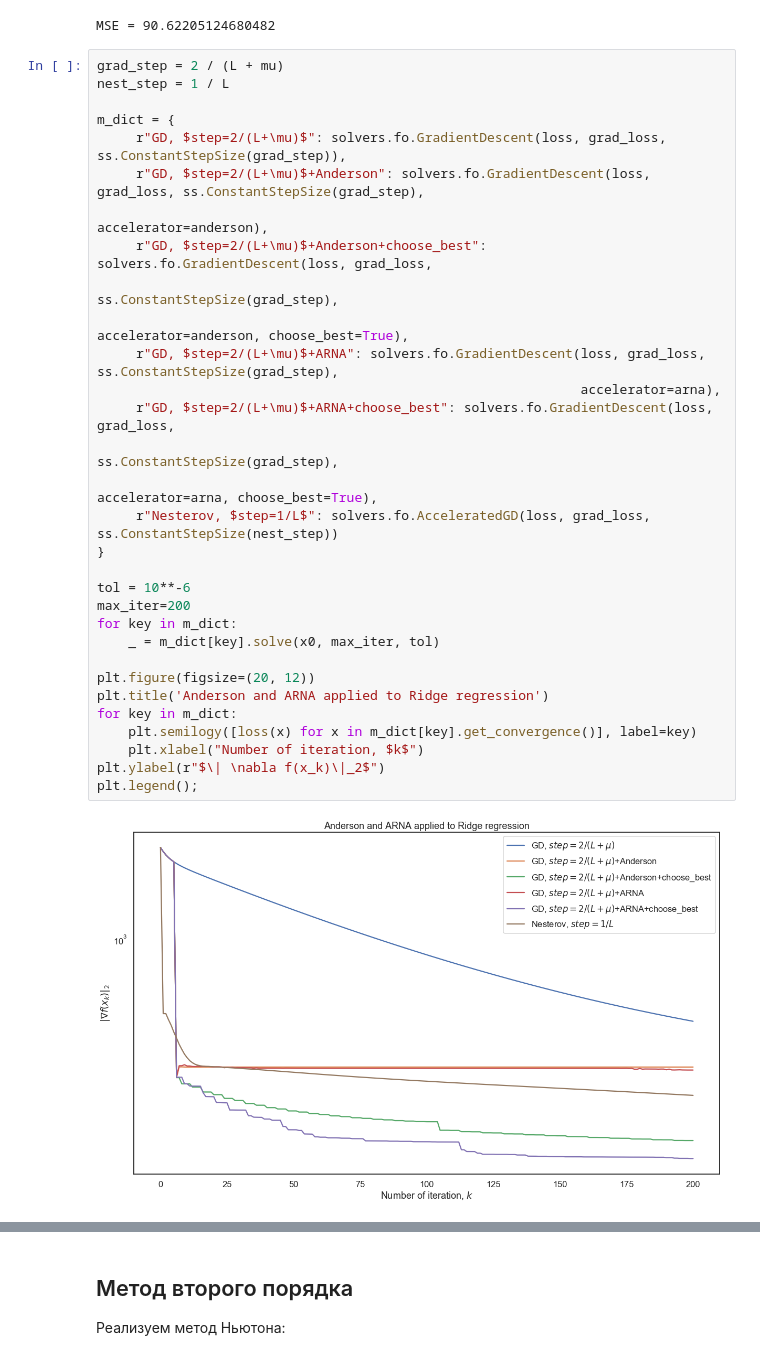
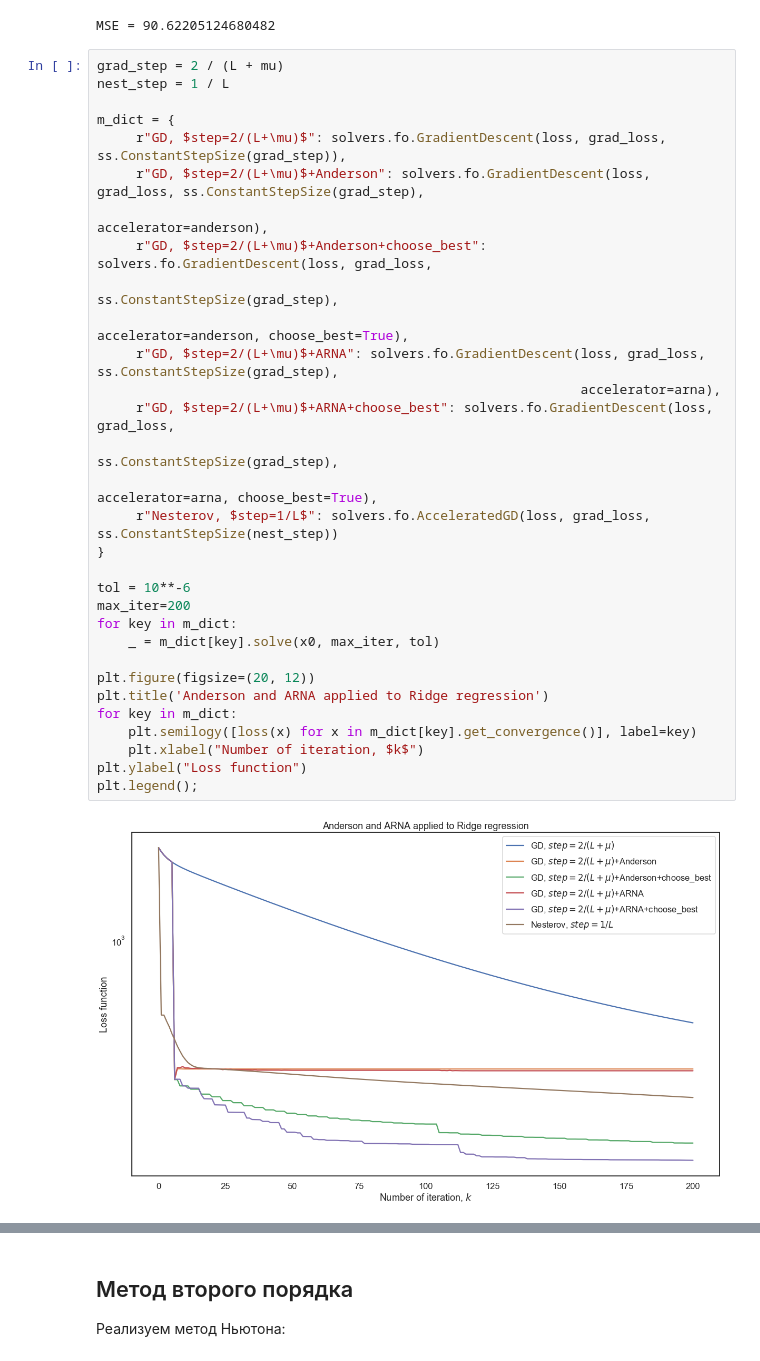
Before and after one commit to konarkcher/RegularizedNonlinearAcceleration, a Jupyter notebook: Experiments.ipynb, the cells around one changed output, grey strips where cells are left out. Saved outputs shown, nothing was run; the diff lists cells and outputs as text.

Commit message:
Fix ylabel for Ridge

```diff
--- a/Experiments.ipynb
+++ b/Experiments.ipynb
@@ -183,35 +183,35 @@ MSE = 90.62205124680482
 grad_step = 2 / (L + mu)
 nest_step = 1 / L
 
 m_dict = {
      r"GD, $step=2/(L+\mu)$": solvers.fo.GradientDescent(loss, grad_loss, ss.ConstantStepSize(grad_step)),
      r"GD, $step=2/(L+\mu)$+Anderson": solvers.fo.GradientDescent(loss, grad_loss, ss.ConstantStepSize(grad_step),
                                                                   accelerator=anderson),
      r"GD, $step=2/(L+\mu)$+Anderson+choose_best": solvers.fo.GradientDescent(loss, grad_loss,
                                                                               ss.ConstantStepSize(grad_step),
                                                                   accelerator=anderson, choose_best=True),
      r"GD, $step=2/(L+\mu)$+ARNA": solvers.fo.GradientDescent(loss, grad_loss, ss.ConstantStepSize(grad_step),
                                                               accelerator=arna),
      r"GD, $step=2/(L+\mu)$+ARNA+choose_best": solvers.fo.GradientDescent(loss, grad_loss,
                                                                           ss.ConstantStepSize(grad_step),
                                                                           accelerator=arna, choose_best=True),
      r"Nesterov, $step=1/L$": solvers.fo.AcceleratedGD(loss, grad_loss, ss.ConstantStepSize(nest_step))
 }
 
 tol = 10**-6
 max_iter=200
 for key in m_dict:
     _ = m_dict[key].solve(x0, max_iter, tol)
 
 plt.figure(figsize=(20, 12))
 plt.title('Anderson and ARNA applied to Ridge regression')
 for key in m_dict:
     plt.semilogy([loss(x) for x in m_dict[key].get_convergence()], label=key)
     plt.xlabel("Number of iteration, $k$")
-plt.ylabel(r"$\| \nabla f(x_k)\|_2$")
+plt.ylabel("Loss function")
 plt.legend();
 # %% [output]
-[figure, old version]
+[figure, new version]
 # %%
 keys = list(m_dict.keys())
 mses = []
```
Also changed, not shown: parts of 4 cells of this notebook, 4 other files.
